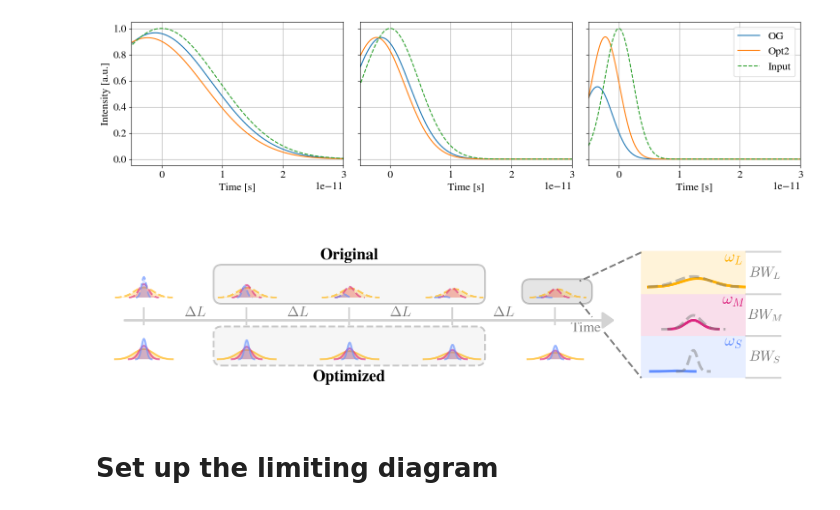
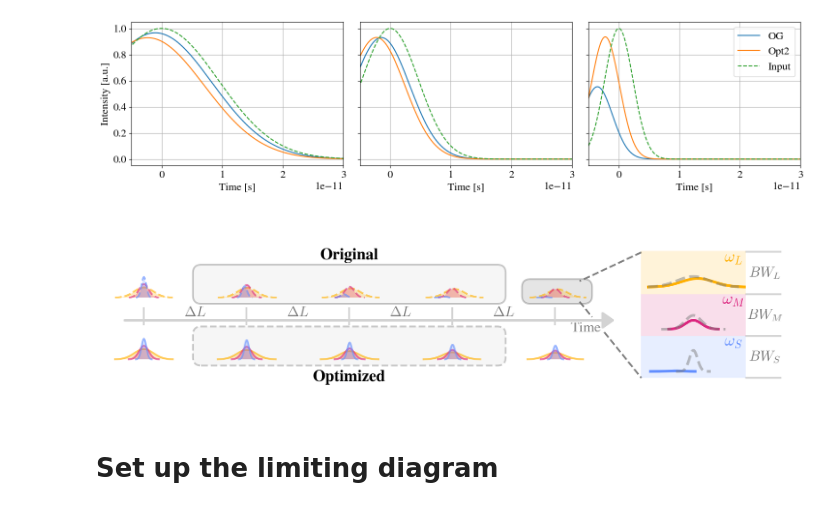
Before and after one commit to DominicJThompson/optGME, a Jupyter notebook: paper2/plots/diagramsV2.ipynb, the cells around one changed output. Drawn from its saved outputs; the diff is of its cells as text; code cells hidden in the pictures.

```diff
--- a/paper2/plots/diagramsV2.ipynb
+++ b/paper2/plots/diagramsV2.ipynb
@@ -618,8 +618,8 @@ def plot_field(ax, gme, phc, ylim, mode=14, kpoint=130, transpose=False, vmax=0.
         n_levels: Number of discrete colors/steps in the colormap
     """
     import matplotlib
-    ys = np.linspace(-ylim / 2, ylim / 2, 600)
-    fields, _, _ = gme.get_field_xy('E', kpoint, mode, phc.layers[0].d/2, Nx=300, ygrid=ys, component='xyz')
+    ys = np.linspace(-ylim / 2, ylim / 2, 100)
+    fields, _, _ = gme.get_field_xy('E', kpoint, mode, phc.layers[0].d/2, Nx=50, ygrid=ys, component='xyz')
     eabs = np.abs(np.conj(fields['x'])*fields['x'] + np.conj(fields['y'])*fields['y'] + np.conj(fields['z'])*fields['z'])
     print(np.max(eabs))
 
@@ -2047,8 +2047,8 @@ gaussian_vertical_spacing = 0.0
 gaussian_y_offsets = [0, gaussian_vertical_spacing, 2 * gaussian_vertical_spacing]
 
 # Draw crystal region background (horizontal)
-crystal_x_start = instance_x_positions[crystal_start_idx] - 0.75
-crystal_x_end = instance_x_positions[crystal_end_idx - 1] + 0.75
+crystal_x_start = instance_x_positions[crystal_start_idx] - 1.25
+crystal_x_end = instance_x_positions[crystal_end_idx - 1] + 1.25
 crystal_y_start_top = baseline_y_top - 0.1
 crystal_y_end_top = baseline_y_top + max(gaussian_y_offsets) + 0.75
 crystal_y_start_bottom = baseline_y_bottom - 0.1
@@ -2208,49 +2208,34 @@ for idx, param in enumerate(gaussian_params_top):
     inset.text(.19, offset+.17, omega_labels[idx], color=param['color'], ha='center', va='bottom', fontsize=18)
 
     offset += 0.333
     temp = 1
 
 inset.set_ylim(-0.05, 1.25)
 inset.set_xlim(x[0], x[-1])
 inset.set_xticks([])
 inset.set_yticks([])
 # Remove box/spines around the inset axis
 for spine in inset.spines.values():
     spine.set_visible(False)
 inset.patch.set_alpha(0)  # Make background transparent (optional)
 
-# #add the dispersion difference marker
-# ax.hlines(-0.38, 13.875-0.07, 13.875+0.07, color='lightgray', linestyle='-', lw=3)
-# ax.hlines(-0.38, 14.525-0.2, 14.525+0.2, color='lightgray', linestyle='-', lw=3)
-# ax.text((13.875+14.525)/2, -0.65, 'Dispersion', color='gray', ha='center', va='center', fontsize=16, zorder=1)
-
-# #add the loss marker
-# ax.hlines(.98, 12.15, 13.9, color='lightgray', linestyle='--', lw=2)
-# ax.hlines(1.22, 12.15, 13.9, color='lightgray', linestyle='--', lw=2)
-# ax.text(12.25, 1.5, 'Loss', color='gray', ha='center', va='center', fontsize=16, zorder=1)
-
-# #add the position offset marker
-# ax.vlines(13.875, 2.2, 4, color='lightgray', linestyle='--', lw=2)
-# ax.vlines(13.225, 2.2, 4, color='lightgray', linestyle='--', lw=2)
-# ax.text(13.55, 3.25, 'Shift', color='gray', ha='center', va='center', fontsize=16, zorder=1)
-
 #add a dashed line to expand the dark gray region
 ax.plot([12.6,11.1], [2.6,1.9], color='gray', linestyle='--', lw=2)
 xs1 = np.array([11.1,11.4])
 xs2 = np.array([11.7,12.6])
 ax.plot(xs1, -1.23333*xs1+15.09, color='gray', linestyle='--', lw=2)
 ax.plot(xs2, -1.23333*xs2+15.09, color='gray', linestyle='--', lw=2)
 
 #add the frequency bandwidth markers
 ax.hlines([-0.45,.57,1.58,2.61], 15.125, 16, color='lightgray', linestyle='-', lw=2)
 ax.text(15.6, (.57-0.45)/2, r'$BW_S$', color='gray', ha='center', va='center', fontsize=16, zorder=1)
 ax.text(15.6, (.57+1.58)/2, r'$BW_M$', color='gray', ha='center', va='center', fontsize=16, zorder=1)
 ax.text(15.6, (1.58+2.61)/2, r'$BW_L$', color='gray', ha='center', va='center', fontsize=16, zorder=1)
 
 
 plt.show()
 # %% [output]
-[figure, old version]
+[figure, new version]
 # %% [markdown]
 # Set up the limiting diagram
 # %%
```
Also changed, not shown: parts of 1 cell of this notebook, 3 other files.
